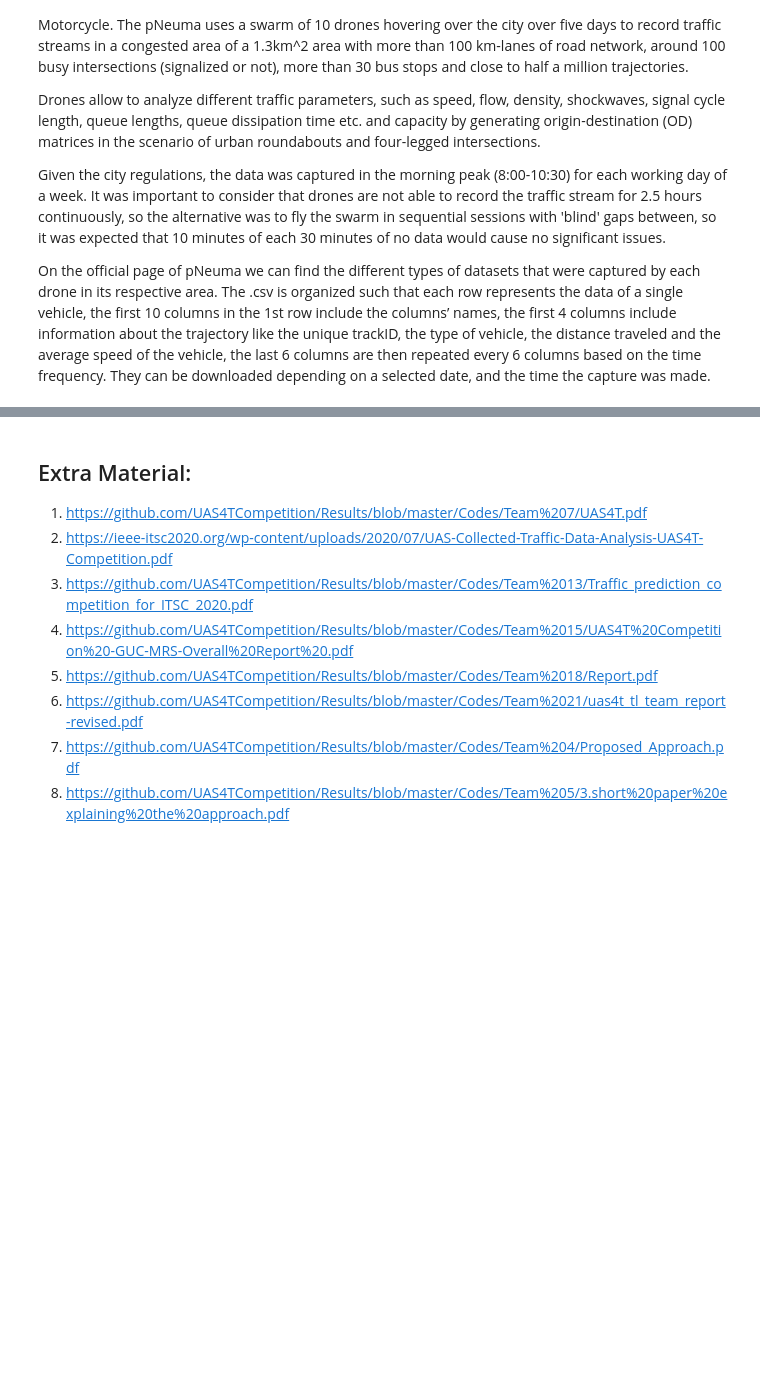
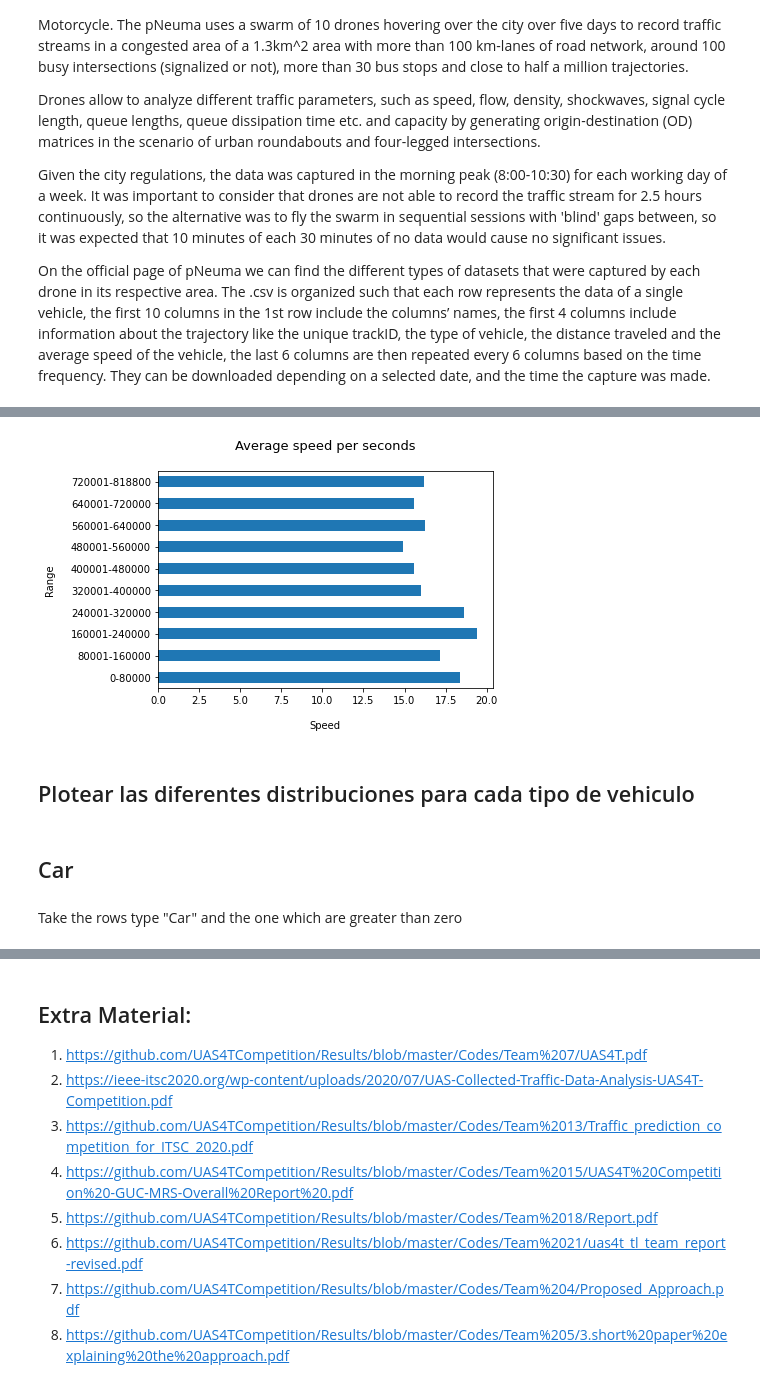
Before and after one commit to gperaza/traffic-data-analysis, a Jupyter notebook: pNEUMA/Estancia.ipynb, the cells around one changed output, grey strips where cells are left out. Drawn from its saved outputs; the diff is of its cells as text; code cells hidden in the pictures; blank space fills up the shorter version.

```diff
--- a/pNEUMA/Estancia.ipynb
+++ b/pNEUMA/Estancia.ipynb
@@ -237,0 +207,12 @@ plt.show()
+# %%
+# Separete into groups
+g1 = df_s.loc[(df_s['secs'] >= 0) & (df_s['secs']<= 80000)]
+g2 = df_s.loc[(df_s['secs'] > 80000) & (df_s['secs']<= 160000)]
+g3 = df_s.loc[(df_s['secs'] > 160000) & (df_s['secs']<= 240000)]
+g4 = df_s.loc[(df_s['secs'] > 240000) & (df_s['secs']<= 320000)]
+g5 = df_s.loc[(df_s['secs'] > 320000) & (df_s['secs']<= 400000)]
+g6 = df_s.loc[(df_s['secs'] > 400000) & (df_s['secs']<= 480000)]
+g7 = df_s.loc[(df_s['secs'] > 480000) & (df_s['secs']<= 560000)]
+g8 = df_s.loc[(df_s['secs'] > 560000) & (df_s['secs']<= 640000)]
+g9 = df_s.loc[(df_s['secs'] > 640000) & (df_s['secs']<= 720000)]
+g10 = df_s.loc[(df_s['secs'] > 720000) & (df_s['secs']<= 818800)]
@@ -237,0 +231,5 @@ plt.show()
+# %%
+speed_dic = {'Range': ["0-80000", "80001-160000", "160001-240000", "240001-320000", "320001-400000", "400001-480000", "480001-560000", "560001-640000", "640001-720000", "720001-818800"],
+     'Average Speed': [g1["speed"].mean(), g2["speed"].mean(), g3["speed"].mean(), g4["speed"].mean(), g5["speed"].mean(), g6["speed"].mean(), g7["speed"].mean(), g8["speed"].mean(), g9["speed"].mean(), g10["speed"].mean()]}
+# %%
+speed_df = pd.DataFrame(data=speed_dic).set_index('Range')
@@ -237,0 +251,11 @@ plt.show()
+# %%
+speed_df["Average Speed"].plot(kind = 'barh').figsize=(10, 5)
+plt.title("Average speed per seconds\n", size=13)
+plt.xlabel("\nSpeed")
+plt.xticks(rotation=0)
+plt.ylabel("Range\n");
+plt.show()
+# %% [output]
+[figure, added]
+# %% [markdown]
+## Plotear las diferentes distribuciones para cada tipo de vehiculo
@@ -237,0 +267,4 @@ plt.show()
+# %% [markdown]
+## Car
+# %% [markdown]
+Take the rows type "Car" and the one which are greater than zero
```
Also changed, not shown: parts of 216 cells of this notebook.
